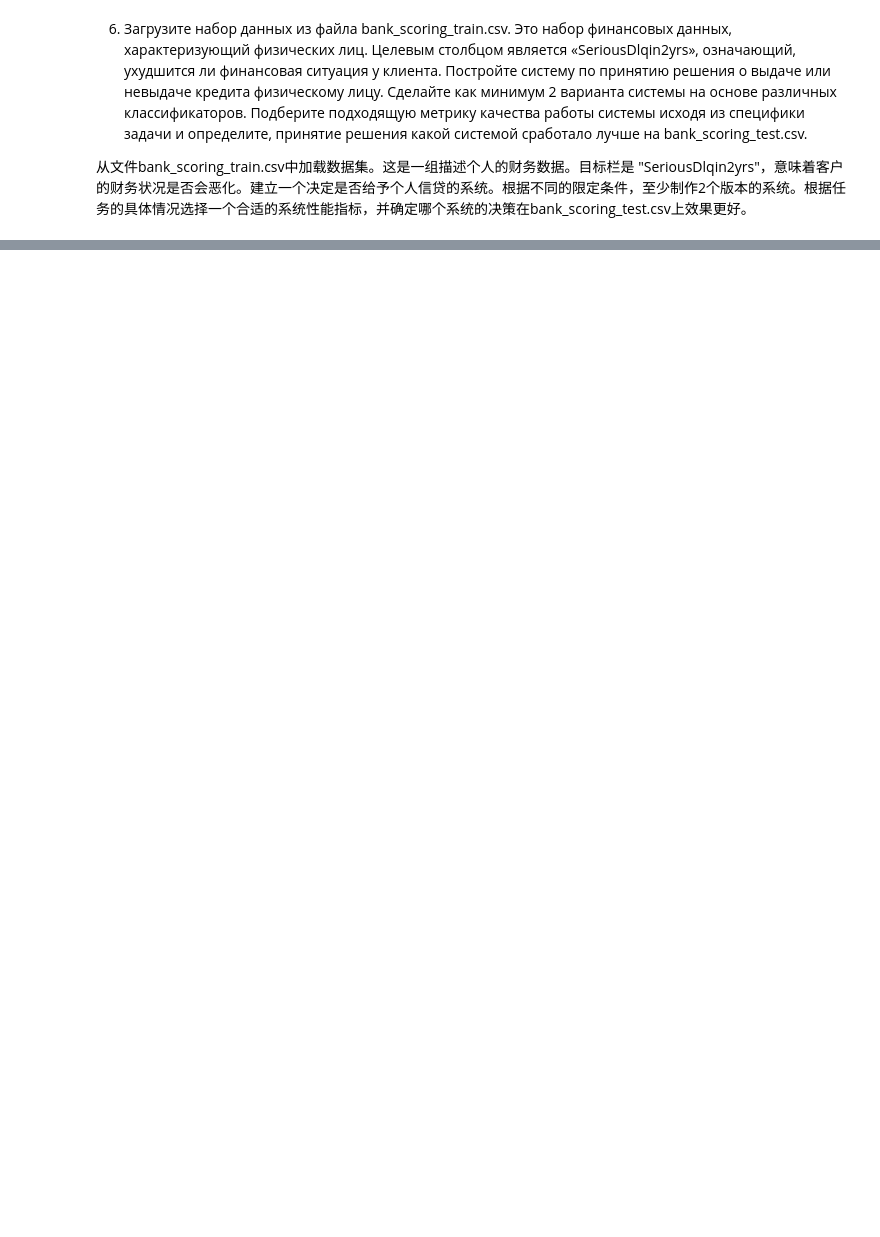
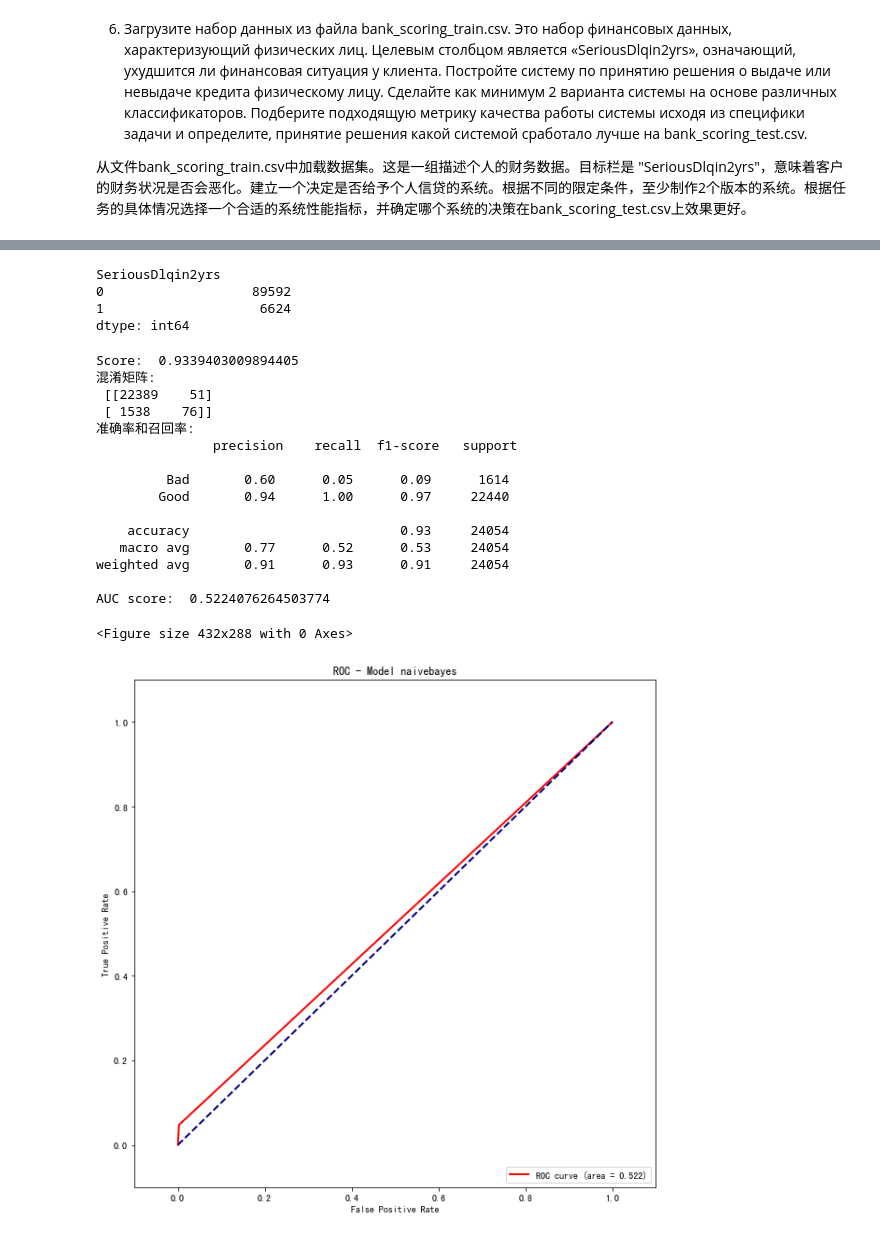
Before and after one commit to NekoSilverFox/Machine-learning, a Jupyter notebook: 129 - SPbSTU - lab1/100 - SPbSTU - lab1.ipynb, the cells around one changed output, grey strips where cells are left out. Saved outputs shown, nothing was run; the diff lists cells and outputs as text; code cells hidden in the pictures; blank space fills up the shorter version.

```diff
--- a/129 - SPbSTU - lab1/100 - SPbSTU - lab1.ipynb
+++ b/129 - SPbSTU - lab1/100 - SPbSTU - lab1.ipynb
@@ -587,0 +672,74 @@ Result CV: {'mean_fit_time': array([0.00249913, 0.00229144, 0.00227759, 0.002271
+# %%
+data_y.value_counts()
+# %% [output]
+SeriousDlqin2yrs
+0                   89592
+1                    6624
+dtype: int64
+# %%
+from matplotlib import pyplot as plt
+
+def show_roc_curve(fpr, tpr, score_auc):
+    # 绘制 ROC 曲线
+    # Построение ROC-кривой
+    plt.figure()
+    lw = 2
+    plt.figure(figsize=(10,10))
+    plt.plot(fpr, tpr, color='r',
+            lw=lw, label='ROC curve (area = %0.3f)' % score_auc)  # 假正率为横坐标，真正率为纵坐标做曲线
+    plt.plot([0, 1], [0, 1], color='navy', lw=lw, linestyle='--')
+    plt.xlim([-0.1, 1.1])
+    plt.ylim([-0.1, 1.1])
+    plt.xlabel('False Positive Rate')
+    plt.ylabel('True Positive Rate')
+    plt.title('ROC - Model naivebayes')
+    plt.legend(loc="lower right")
+    plt.show()
+# %%
+# 逻辑回归
+from sklearn.linear_model import LogisticRegression
+from sklearn import metrics
+estimator = LogisticRegression(solver='liblinear', penalty='l2', C=1.0, random_state=90102)
+estimator.fit(X=x_train, y=y_train)
+predict = estimator.predict(X=x_test)
+
+# 预测的准确率
+# Точность прогнозов
+score = estimator.score(X=x_test, y=y_test)
+print('Score: ', score)
+
+# 混淆矩阵
+# Матрица ошибок
+res_matrix = metrics.confusion_matrix(y_true=y_test, y_pred=predict)
+print('混淆矩阵: \n', res_matrix)
+
+# 精确率、召回率、f1-score
+# Точность, отзыв, f1-score
+score_prec_recall_f1 = metrics.classification_report(y_true=y_test, y_pred=predict, labels=(1, 0), target_names=('Bad', 'Good'))
+print('准确率和召回率: \n', score_prec_recall_f1)
+
+# FPR TPR
+fpr, tpr, thresholds = metrics.roc_curve(y_true=y_test, y_score=predict)
+score_auc = metrics.auc(x=fpr, y=tpr)
+print('AUC score: ', score_auc)
+
+# ROC
+show_roc_curve(fpr=fpr, tpr=tpr, score_auc=score_auc)
+# %% [output]
+Score:  0.9339403009894405
+混淆矩阵:
+ [[22389    51]
+ [ 1538    76]]
+准确率和召回率:
+               precision    recall  f1-score   support
+
+         Bad       0.60      0.05      0.09      1614
+        Good       0.94      1.00      0.97     22440
+
+    accuracy                           0.93     24054
+   macro avg       0.77      0.52      0.53     24054
+weighted avg       0.91      0.93      0.91     24054
+
+AUC score:  0.5224076264503774
+<Figure size 432x288 with 0 Axes>
+[figure, added]
```
Also changed, not shown: parts of 7 cells of this notebook.
